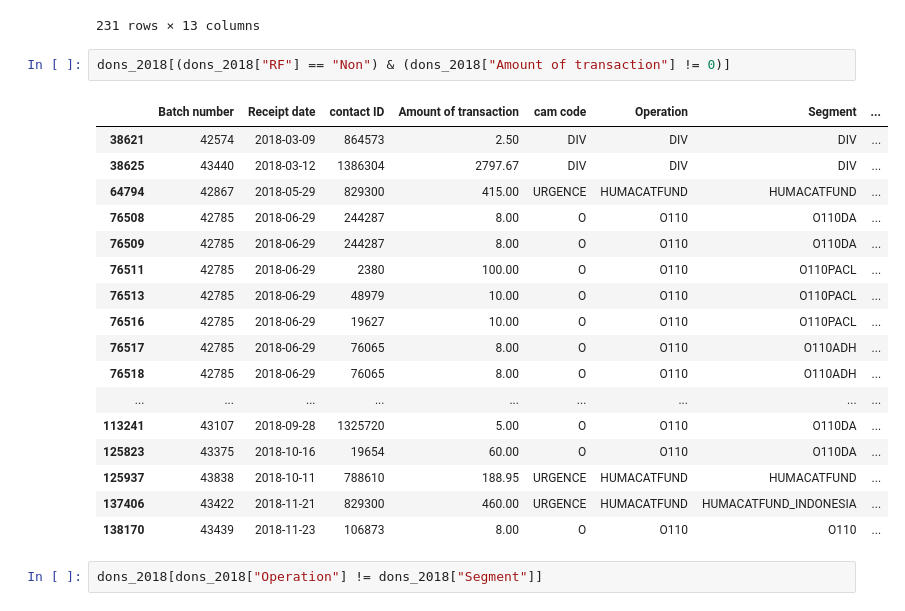
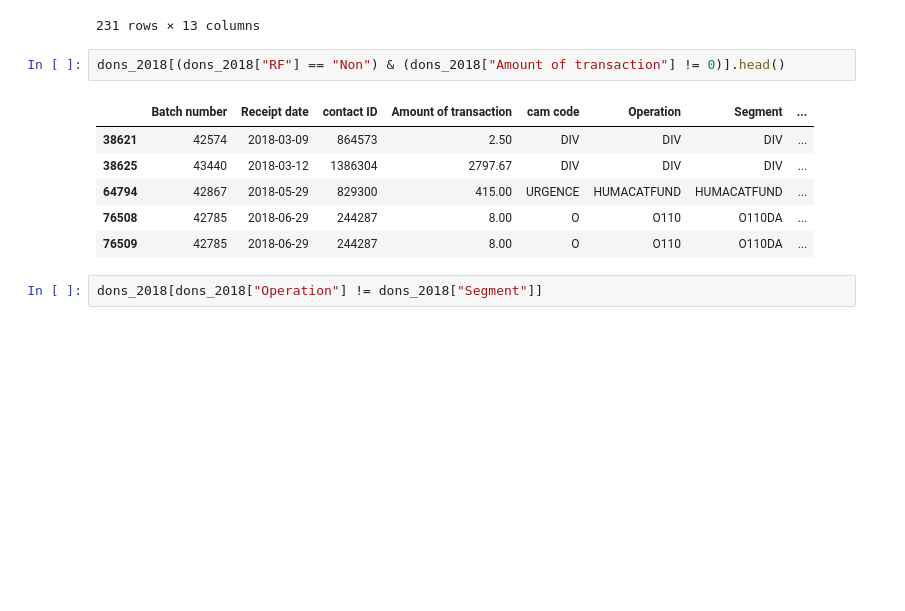
Before and after one commit to Asrorbek-Orzikulov/donations, a Jupyter notebook: donations.ipynb, the cells around one changed output. Saved outputs shown, nothing was run; the diff lists cells and outputs as text; blank space fills up the shorter version.

```diff
--- a/donations.ipynb
+++ b/donations.ipynb
@@ -252,25 +258,14 @@ dons_2018[dons_2018["Amount of transaction"] != dons_2018["ventilation amount"]]
 | 152421 | 43860 | 2018-12-31 | 960504 | 50.0 | IA | IA125 | IA125 | ... |
 231 rows × 13 columns
 # %%
-dons_2018[(dons_2018["RF"] == "Non") & (dons_2018["Amount of transaction"] != 0)]
+dons_2018[(dons_2018["RF"] == "Non") & (dons_2018["Amount of transaction"] != 0)].head()
 # %% [output]
 |  | Batch number | Receipt date | contact ID | Amount of transaction | cam code | Operation | Segment | ... |
 | 38621 | 42574 | 2018-03-09 | 864573 | 2.50 | DIV | DIV | DIV | ... |
 | 38625 | 43440 | 2018-03-12 | 1386304 | 2797.67 | DIV | DIV | DIV | ... |
 | 64794 | 42867 | 2018-05-29 | 829300 | 415.00 | URGENCE | HUMACATFUND | HUMACATFUND | ... |
 | 76508 | 42785 | 2018-06-29 | 244287 | 8.00 | O | O110 | O110DA | ... |
 | 76509 | 42785 | 2018-06-29 | 244287 | 8.00 | O | O110 | O110DA | ... |
-| 76511 | 42785 | 2018-06-29 | 2380 | 100.00 | O | O110 | O110PACL | ... |
-| 76513 | 42785 | 2018-06-29 | 48979 | 10.00 | O | O110 | O110PACL | ... |
-| 76516 | 42785 | 2018-06-29 | 19627 | 10.00 | O | O110 | O110PACL | ... |
-| 76517 | 42785 | 2018-06-29 | 76065 | 8.00 | O | O110 | O110ADH | ... |
-| 76518 | 42785 | 2018-06-29 | 76065 | 8.00 | O | O110 | O110ADH | ... |
-| ... | ... | ... | ... | ... | ... | ... | ... | ... |
-| 113241 | 43107 | 2018-09-28 | 1325720 | 5.00 | O | O110 | O110DA | ... |
-| 125823 | 43375 | 2018-10-16 | 19654 | 60.00 | O | O110 | O110DA | ... |
-| 125937 | 43838 | 2018-10-11 | 788610 | 188.95 | URGENCE | HUMACATFUND | HUMACATFUND | ... |
-| 137406 | 43422 | 2018-11-21 | 829300 | 460.00 | URGENCE | HUMACATFUND | HUMACATFUND_INDONESIA | ... |
-| 138170 | 43439 | 2018-11-23 | 106873 | 8.00 | O | O110 | O110 | ... |
 # %%
 dons_2018[dons_2018["Operation"] != dons_2018["Segment"]]
 # %% [output]
```
Also changed, not shown: parts of 14 cells of this notebook, 1 other file.
